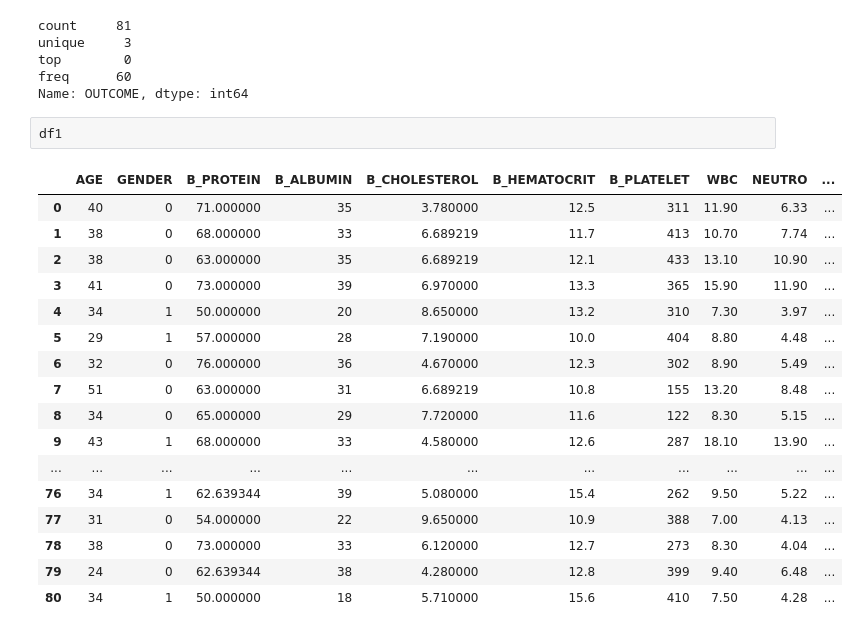
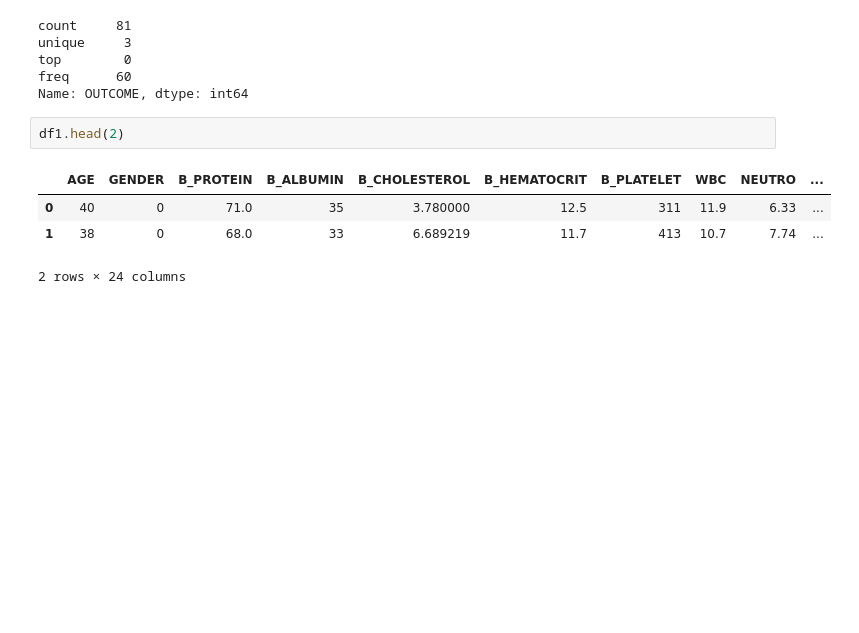
Before and after one commit to ibe-abu-chi/python_EDA, a Jupyter notebook: CKD_ANALYSIS.ipynb, the cells around one changed output. Cells and saved outputs as stored; diff of their text form; blank space fills up the shorter version.

```diff
--- a/CKD_ANALYSIS.ipynb
+++ b/CKD_ANALYSIS.ipynb
@@ -240,25 +232,12 @@ top        0
 freq      60
 Name: OUTCOME, dtype: int64
 # %%
-df1
+df1.head(2)
 # %% [output]
 |  | AGE | GENDER | B_PROTEIN | B_ALBUMIN | B_CHOLESTEROL | B_HEMATOCRIT | B_PLATELET | WBC | NEUTRO | ... |
-| 0 | 40 | 0 | 71.000000 | 35 | 3.780000 | 12.5 | 311 | 11.90 | 6.33 | ... |
-| 1 | 38 | 0 | 68.000000 | 33 | 6.689219 | 11.7 | 413 | 10.70 | 7.74 | ... |
-| 2 | 38 | 0 | 63.000000 | 35 | 6.689219 | 12.1 | 433 | 13.10 | 10.90 | ... |
-| 3 | 41 | 0 | 73.000000 | 39 | 6.970000 | 13.3 | 365 | 15.90 | 11.90 | ... |
-| 4 | 34 | 1 | 50.000000 | 20 | 8.650000 | 13.2 | 310 | 7.30 | 3.97 | ... |
-| 5 | 29 | 1 | 57.000000 | 28 | 7.190000 | 10.0 | 404 | 8.80 | 4.48 | ... |
-| 6 | 32 | 0 | 76.000000 | 36 | 4.670000 | 12.3 | 302 | 8.90 | 5.49 | ... |
-| 7 | 51 | 0 | 63.000000 | 31 | 6.689219 | 10.8 | 155 | 13.20 | 8.48 | ... |
-| 8 | 34 | 0 | 65.000000 | 29 | 7.720000 | 11.6 | 122 | 8.30 | 5.15 | ... |
-| 9 | 43 | 1 | 68.000000 | 33 | 4.580000 | 12.6 | 287 | 18.10 | 13.90 | ... |
-| ... | ... | ... | ... | ... | ... | ... | ... | ... | ... | ... |
-| 76 | 34 | 1 | 62.639344 | 39 | 5.080000 | 15.4 | 262 | 9.50 | 5.22 | ... |
-| 77 | 31 | 0 | 54.000000 | 22 | 9.650000 | 10.9 | 388 | 7.00 | 4.13 | ... |
-| 78 | 38 | 0 | 73.000000 | 33 | 6.120000 | 12.7 | 273 | 8.30 | 4.04 | ... |
-| 79 | 24 | 0 | 62.639344 | 38 | 4.280000 | 12.8 | 399 | 9.40 | 6.48 | ... |
-| 80 | 34 | 1 | 50.000000 | 18 | 5.710000 | 15.6 | 410 | 7.50 | 4.28 | ... |
+| 0 | 40 | 0 | 71.0 | 35 | 3.780000 | 12.5 | 311 | 11.9 | 6.33 | ... |
+| 1 | 38 | 0 | 68.0 | 33 | 6.689219 | 11.7 | 413 | 10.7 | 7.74 | ... |
+2 rows × 24 columns
 # %%
 df1.describe()
 # %% [output]
```
Also changed, not shown: parts of 9 cells of this notebook.
